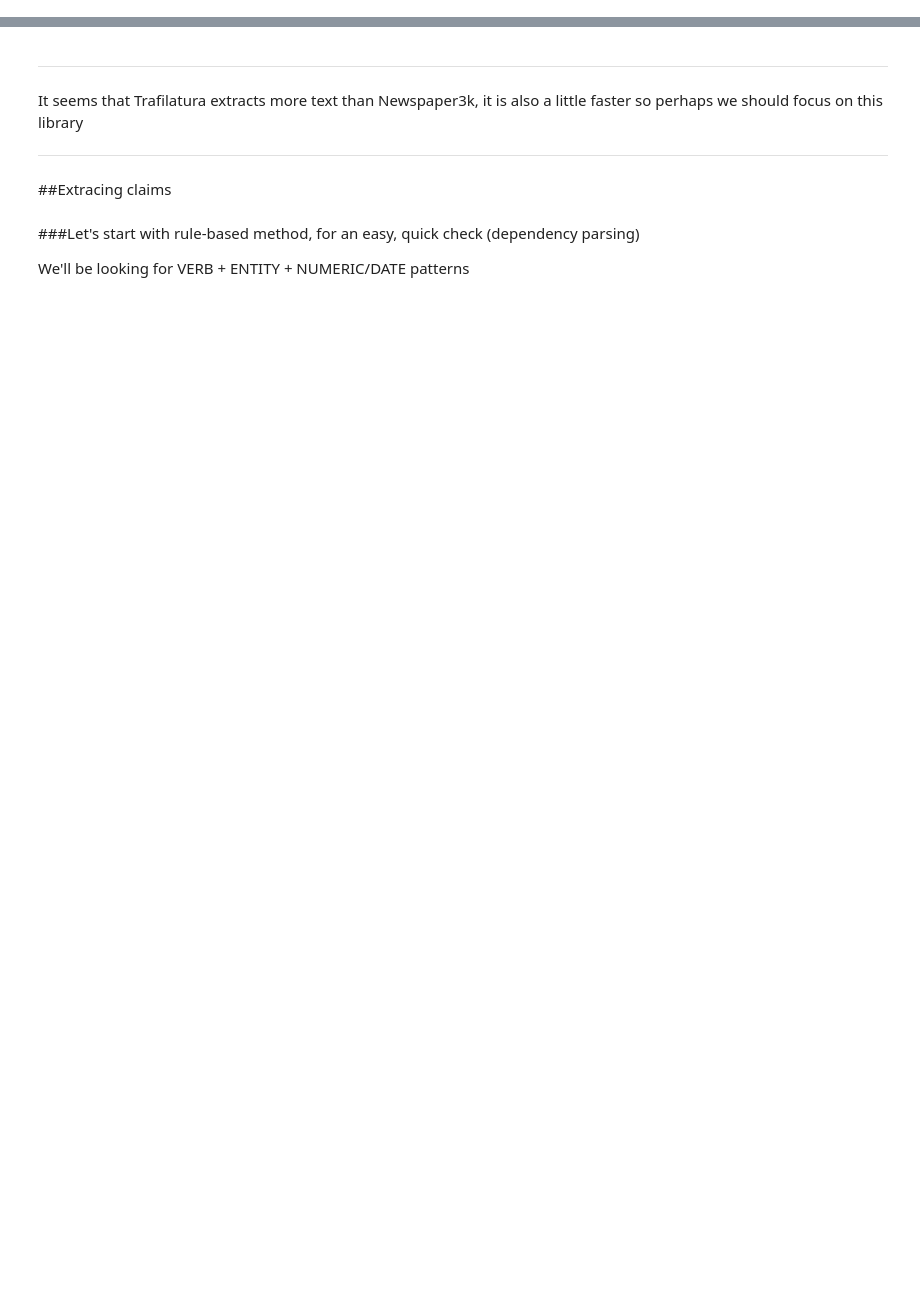
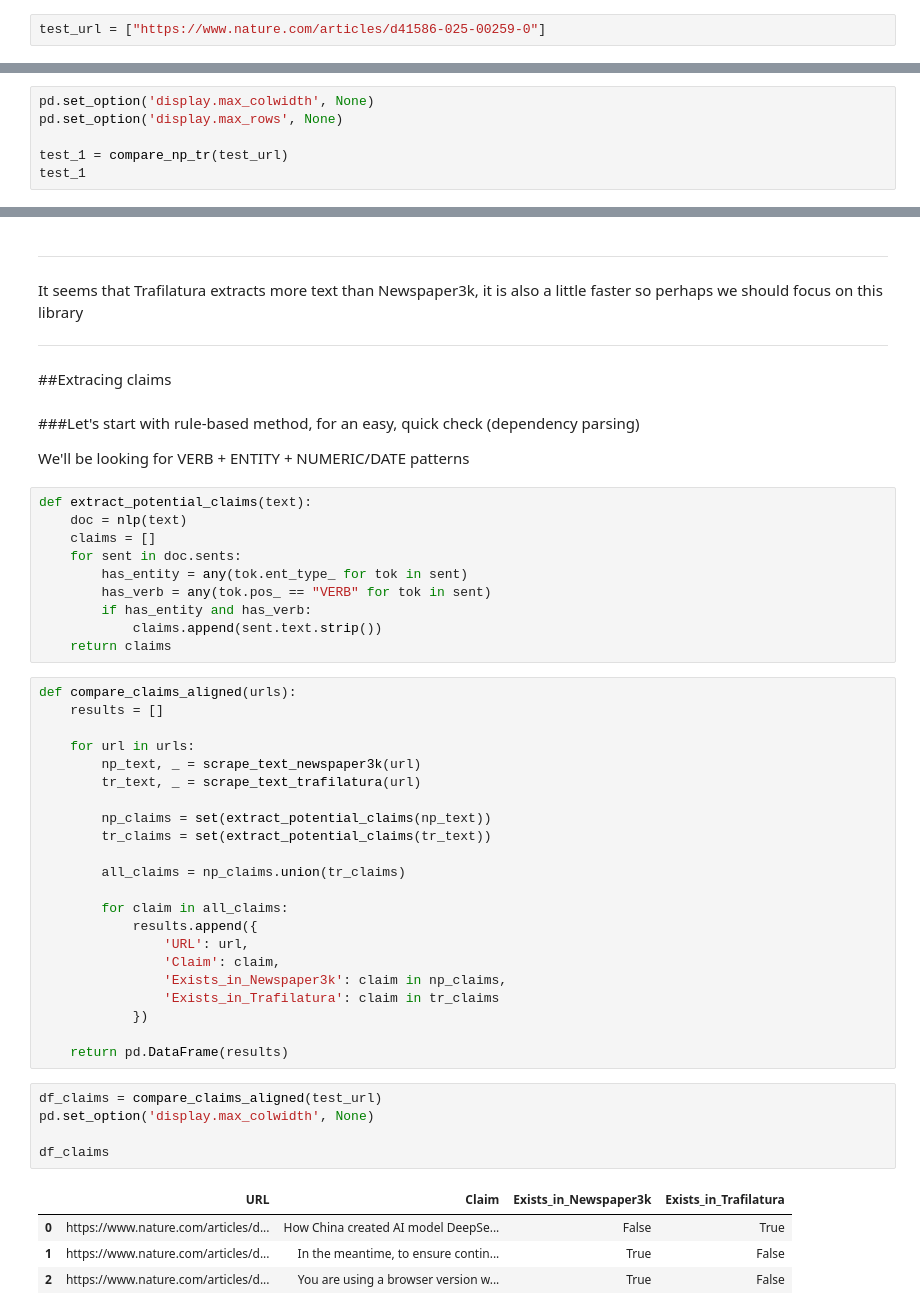
Before and after one commit to szezlong/Articles_Evaluation, a Jupyter notebook: AI_Detection_Expansion.ipynb, the cells around one changed output, grey strips where cells are left out. Drawn from its saved outputs; the diff is of its cells as text; blank space fills up the shorter version.

Commit message:
Started extracting claims (pattern-match)

```diff
--- a/AI_Detection_Expansion.ipynb
+++ b/AI_Detection_Expansion.ipynb
@@ -626,5 +632,7 @@ page_url_4 = "https://news.sky.com/story/politics-latest-live-starmer-speech-ukr
 page_url_5 = "https://www.bbc.com/news/live/cg70jylp32gt"
 
 test_urls_2 = [page_url_2, page_url_3, page_url_4, page_url_5]
+# %%
+test_url = ["https://www.nature.com/articles/d41586-025-00259-0"]
 # %% [markdown]
 ##Scrape text
@@ -712,3 +729,9 @@ At this point it seems difficult to decide which is better for text extraction.
 Let's try comparing them based on claims that got extracted
 
 ---
+# %%
+pd.set_option('display.max_colwidth', None)
+pd.set_option('display.max_rows', None)
+
+test_1 = compare_np_tr(test_url)
+test_1
@@ -783,3 +837,45 @@ It seems that Trafilatura extracts more text than Newspaper3k, it is also a litt
 ###Let's start with rule-based method, for an easy, quick check (dependency parsing)
 
 We'll be looking for VERB + ENTITY + NUMERIC/DATE patterns
+# %%
+def extract_potential_claims(text):
+    doc = nlp(text)
+    claims = []
+    for sent in doc.sents:
+        has_entity = any(tok.ent_type_ for tok in sent)
+        has_verb = any(tok.pos_ == "VERB" for tok in sent)
+        if has_entity and has_verb:
+            claims.append(sent.text.strip())
+    return claims
+# %%
+def compare_claims_aligned(urls):
+    results = []
+
+    for url in urls:
+        np_text, _ = scrape_text_newspaper3k(url)
+        tr_text, _ = scrape_text_trafilatura(url)
+
+        np_claims = set(extract_potential_claims(np_text))
+        tr_claims = set(extract_potential_claims(tr_text))
+
+        all_claims = np_claims.union(tr_claims)
+
+        for claim in all_claims:
+            results.append({
+                'URL': url,
+                'Claim': claim,
+                'Exists_in_Newspaper3k': claim in np_claims,
+                'Exists_in_Trafilatura': claim in tr_claims
+            })
+
+    return pd.DataFrame(results)
+# %%
+df_claims = compare_claims_aligned(test_url)
+pd.set_option('display.max_colwidth', None)
+
+df_claims
+# %% [output]
+|  | URL | Claim | Exists_in_Newspaper3k | Exists_in_Trafilatura |
+| 0 | https://www.nature.com/articles/d... | How China created AI model DeepSe... | False | True |
+| 1 | https://www.nature.com/articles/d... | In the meantime, to ensure contin... | True | False |
+| 2 | https://www.nature.com/articles/d... | You are using a browser version w... | True | False |
```
Also changed, not shown: parts of 18 cells of this notebook.
